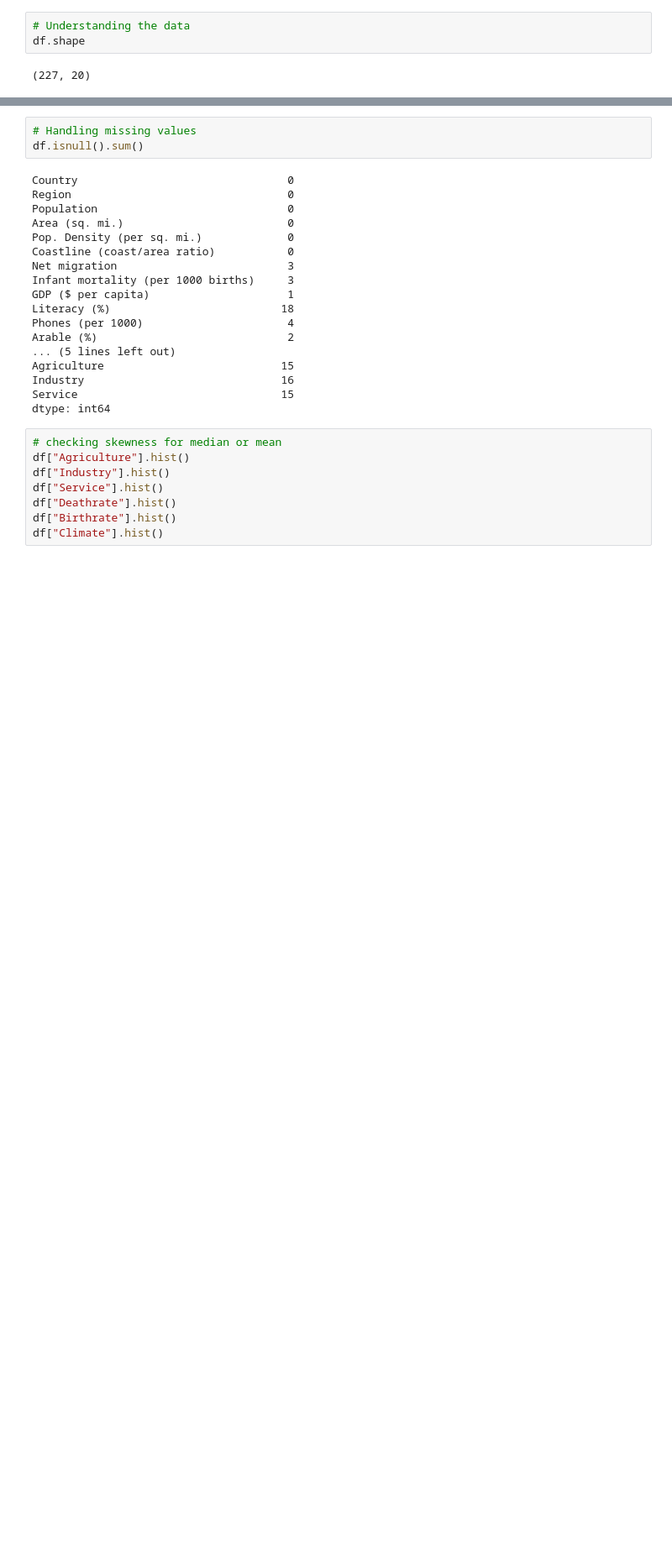
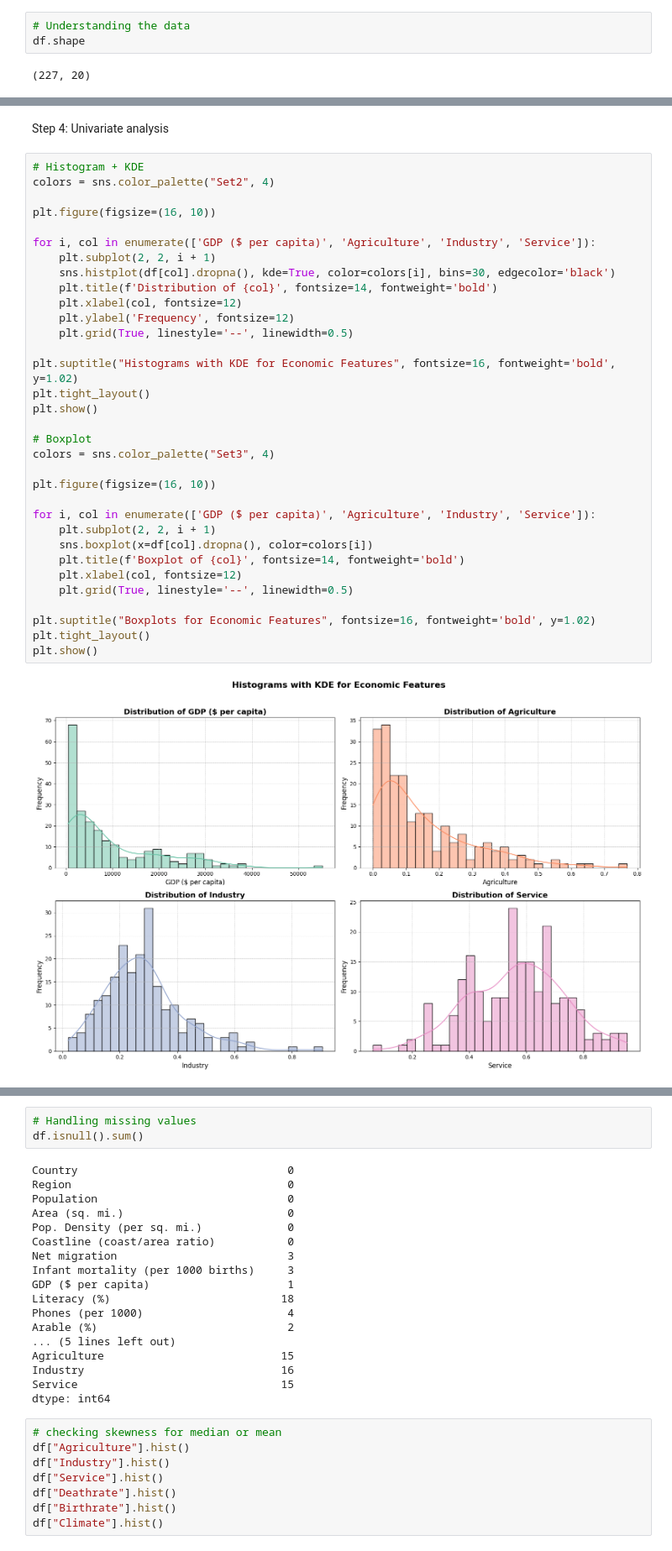
Before and after one commit to ujjwal-hirwani/GDP-per-capita-prediction, a Jupyter notebook: training/GDP_per_capita_prediction_analysis.ipynb, the cells around one changed output, grey strips where cells are left out. Shown at 84% size. Drawn from its saved outputs; the diff is of its cells as text; blank space fills up the shorter version.

Commit message:
Completed Univariate Analysis

```diff
--- a/training/GDP_per_capita_prediction_analysis.ipynb
+++ b/training/GDP_per_capita_prediction_analysis.ipynb
@@ -55,3 +70,40 @@ memory usage: 35.6+ KB
 | 50% | NaN | NaN | 4.786994e+06 | 8.660000e+04 | 78.800000 | 0.730000 | ... |
 | 75% | NaN | NaN | 1.749777e+07 | 4.418110e+05 | 190.150000 | 10.345000 | ... |
 | max | NaN | NaN | 1.313974e+09 | 1.707520e+07 | 16271.500000 | 870.660000 | ... |
+# %% [markdown]
+Step 4: Univariate analysis
+# %%
+# Histogram + KDE
+colors = sns.color_palette("Set2", 4)
+
+plt.figure(figsize=(16, 10))
+
+for i, col in enumerate(['GDP ($ per capita)', 'Agriculture', 'Industry', 'Service']):
+    plt.subplot(2, 2, i + 1)
+    sns.histplot(df[col].dropna(), kde=True, color=colors[i], bins=30, edgecolor='black')
+    plt.title(f'Distribution of {col}', fontsize=14, fontweight='bold')
+    plt.xlabel(col, fontsize=12)
+    plt.ylabel('Frequency', fontsize=12)
+    plt.grid(True, linestyle='--', linewidth=0.5)
+
+plt.suptitle("Histograms with KDE for Economic Features", fontsize=16, fontweight='bold', y=1.02)
+plt.tight_layout()
+plt.show()
+
+# Boxplot
+colors = sns.color_palette("Set3", 4)
+
+plt.figure(figsize=(16, 10))
+
+for i, col in enumerate(['GDP ($ per capita)', 'Agriculture', 'Industry', 'Service']):
+    plt.subplot(2, 2, i + 1)
+    sns.boxplot(x=df[col].dropna(), color=colors[i])
+    plt.title(f'Boxplot of {col}', fontsize=14, fontweight='bold')
+    plt.xlabel(col, fontsize=12)
+    plt.grid(True, linestyle='--', linewidth=0.5)
+
+plt.suptitle("Boxplots for Economic Features", fontsize=16, fontweight='bold', y=1.02)
+plt.tight_layout()
+plt.show()
+# %% [output]
+[figure, added]
```
Also changed, not shown: parts of 9 cells of this notebook.
